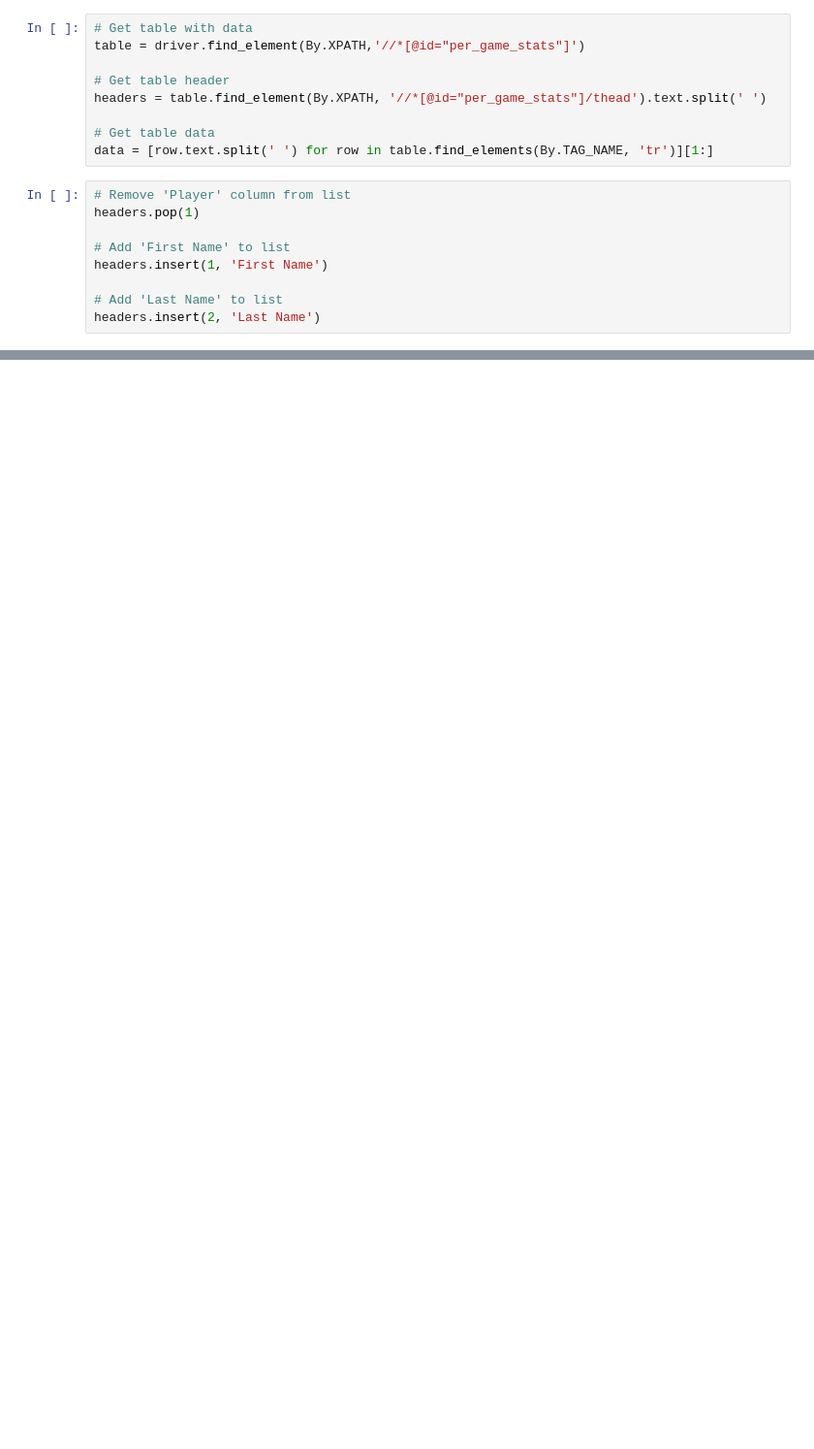
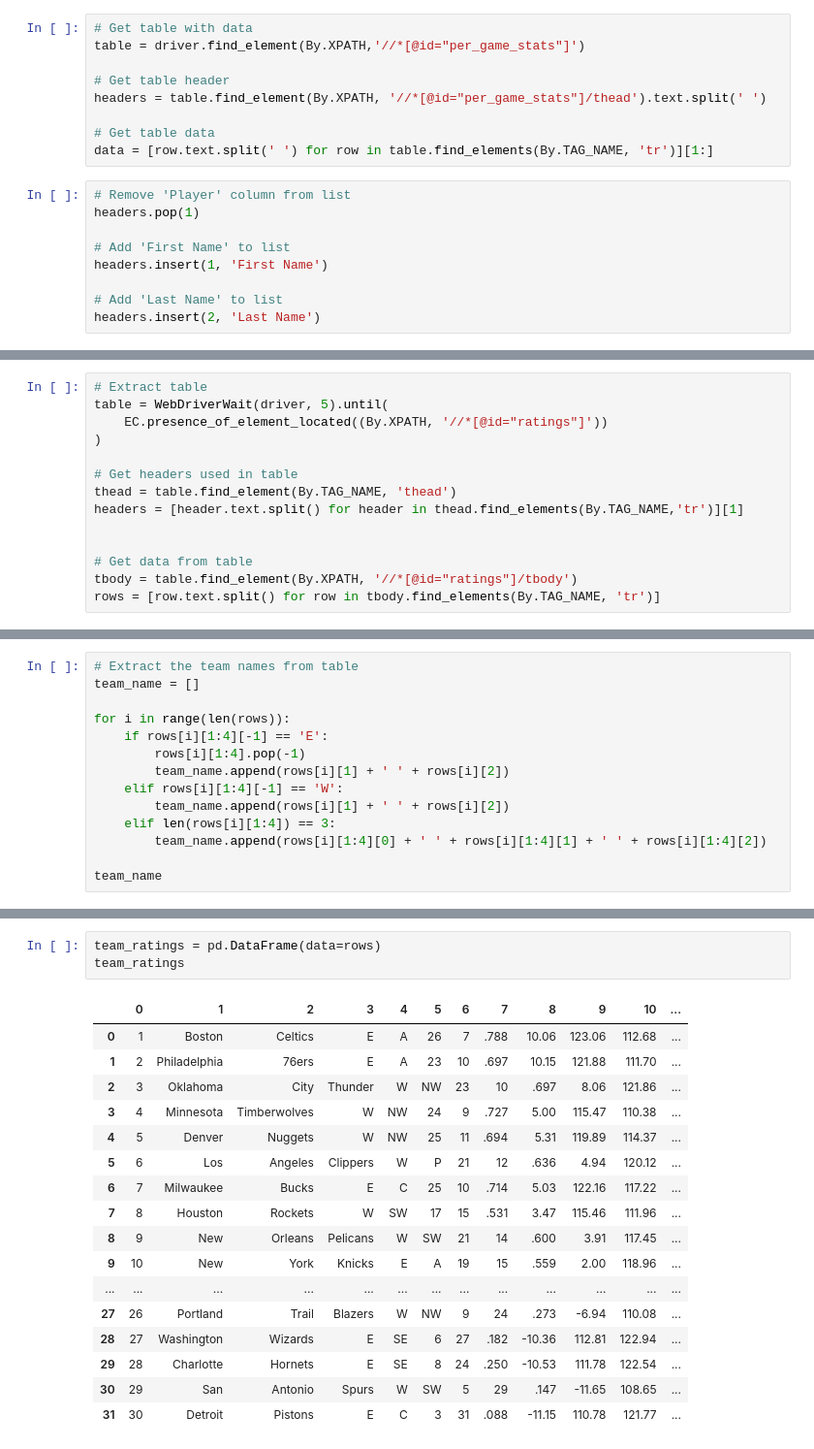
Before and after one commit to VincentGordon-Data-Analyst/nba-web-scraping-project, a Jupyter notebook: Player Stats/player_stats.ipynb, the cells around one changed output, grey strips where cells are left out. Shown at 97% size. Saved outputs shown, nothing was run; the diff lists cells and outputs as text; blank space fills up the shorter version.

Commit message:
Got team names

```diff
--- a/Player Stats/player_stats.ipynb
+++ b/Player Stats/player_stats.ipynb
@@ -90,0 +166,14 @@ TypeError: arg must be a list, tuple, 1-d array, or Series
+# %%
+# Extract table
+table = WebDriverWait(driver, 5).until(
+    EC.presence_of_element_located((By.XPATH, '//*[@id="ratings"]'))
+)
+
+# Get headers used in table
+thead = table.find_element(By.TAG_NAME, 'thead')
+headers = [header.text.split() for header in thead.find_elements(By.TAG_NAME,'tr')][1]
+
+
+# Get data from table
+tbody = table.find_element(By.XPATH, '//*[@id="ratings"]/tbody')
+rows = [row.text.split() for row in tbody.find_elements(By.TAG_NAME, 'tr')]
@@ -90,0 +202,14 @@ TypeError: arg must be a list, tuple, 1-d array, or Series
+# %%
+# Extract the team names from table
+team_name = []
+
+for i in range(len(rows)):
+    if rows[i][1:4][-1] == 'E':
+        rows[i][1:4].pop(-1)
+        team_name.append(rows[i][1] + ' ' + rows[i][2])
+    elif rows[i][1:4][-1] == 'W':
+        team_name.append(rows[i][1] + ' ' + rows[i][2])
+    elif len(rows[i][1:4]) == 3:
+        team_name.append(rows[i][1:4][0] + ' ' + rows[i][1:4][1] + ' ' + rows[i][1:4][2])
+
+team_name
@@ -90,0 +258,21 @@ TypeError: arg must be a list, tuple, 1-d array, or Series
+# %%
+team_ratings = pd.DataFrame(data=rows)
+team_ratings
+# %% [output]
+|  | 0 | 1 | 2 | 3 | 4 | 5 | 6 | 7 | 8 | 9 | 10 | ... |
+| 0 | 1 | Boston | Celtics | E | A | 26 | 7 | .788 | 10.06 | 123.06 | 112.68 | ... |
+| 1 | 2 | Philadelphia | 76ers | E | A | 23 | 10 | .697 | 10.15 | 121.88 | 111.70 | ... |
+| 2 | 3 | Oklahoma | City | Thunder | W | NW | 23 | 10 | .697 | 8.06 | 121.86 | ... |
+| 3 | 4 | Minnesota | Timberwolves | W | NW | 24 | 9 | .727 | 5.00 | 115.47 | 110.38 | ... |
+| 4 | 5 | Denver | Nuggets | W | NW | 25 | 11 | .694 | 5.31 | 119.89 | 114.37 | ... |
+| 5 | 6 | Los | Angeles | Clippers | W | P | 21 | 12 | .636 | 4.94 | 120.12 | ... |
+| 6 | 7 | Milwaukee | Bucks | E | C | 25 | 10 | .714 | 5.03 | 122.16 | 117.22 | ... |
+| 7 | 8 | Houston | Rockets | W | SW | 17 | 15 | .531 | 3.47 | 115.46 | 111.96 | ... |
+| 8 | 9 | New | Orleans | Pelicans | W | SW | 21 | 14 | .600 | 3.91 | 117.45 | ... |
+| 9 | 10 | New | York | Knicks | E | A | 19 | 15 | .559 | 2.00 | 118.96 | ... |
+| ... | ... | ... | ... | ... | ... | ... | ... | ... | ... | ... | ... | ... |
+| 27 | 26 | Portland | Trail | Blazers | W | NW | 9 | 24 | .273 | -6.94 | 110.08 | ... |
+| 28 | 27 | Washington | Wizards | E | SE | 6 | 27 | .182 | -10.36 | 112.81 | 122.94 | ... |
+| 29 | 28 | Charlotte | Hornets | E | SE | 8 | 24 | .250 | -10.53 | 111.78 | 122.54 | ... |
+| 30 | 29 | San | Antonio | Spurs | W | SW | 5 | 29 | .147 | -11.65 | 108.65 | ... |
+| 31 | 30 | Detroit | Pistons | E | C | 3 | 31 | .088 | -11.15 | 110.78 | 121.77 | ... |
```
Also changed, not shown: parts of 14 cells of this notebook.
